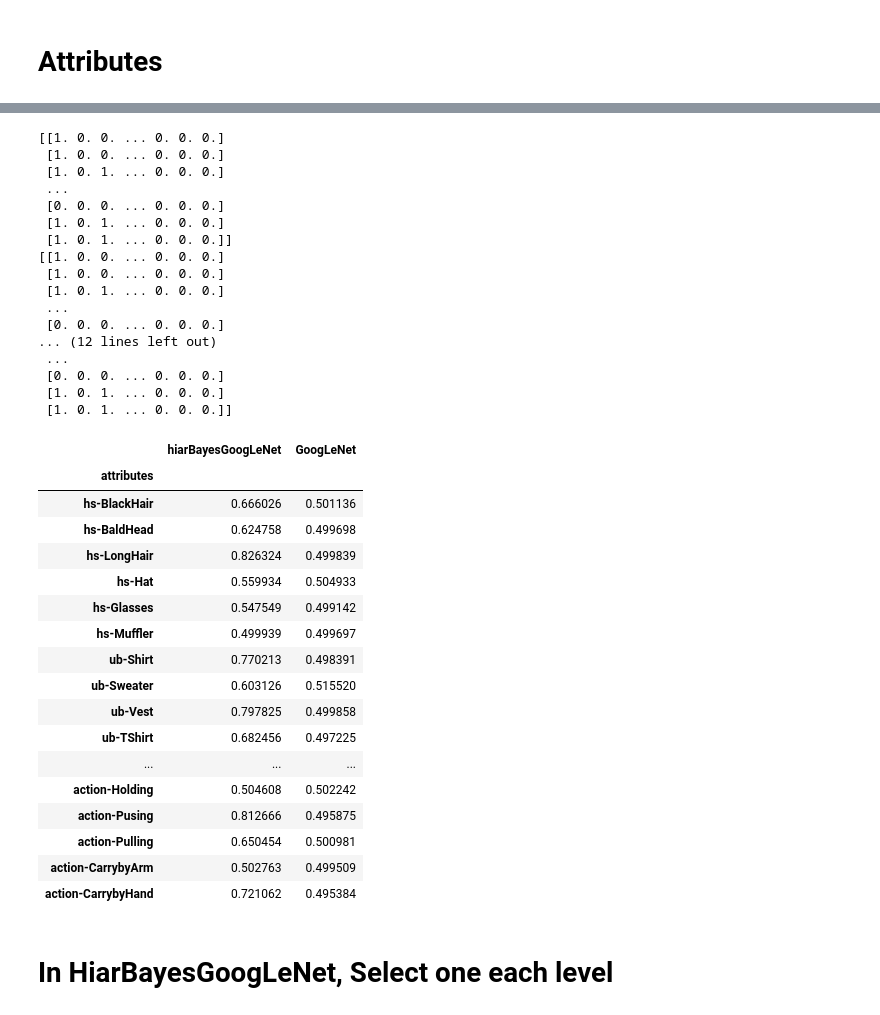
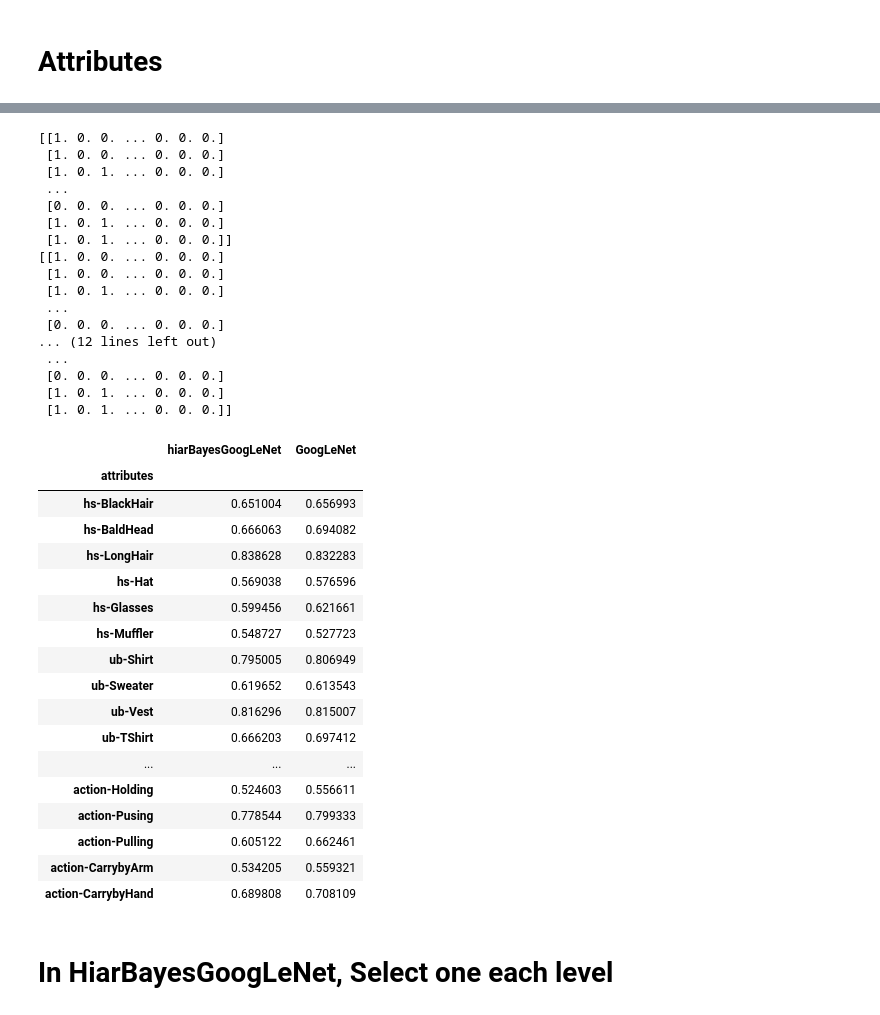
Before and after one commit to waterahr/HR-Net, a Jupyter notebook: notebook/test_RAP_51.ipynb, the cells around one changed output, grey strips where cells are left out. Cells and saved outputs as stored; diff of their text form; code cells hidden in the pictures.

```diff
--- a/notebook/test_RAP_51.ipynb
+++ b/notebook/test_RAP_51.ipynb
@@ -266,7 +266,8 @@ mA(predictions, label)
 data_dict = {"attributes": attributes_list_hiar}
 
 ###hiarBayesGoogLeNet
-predictions_prob = np.load("../results/predictions/hiarBayesGoogLeNet_binary51_trainable_binary51_75_epoch50_valloss0.22_predictions_imagenet_test_RAP.npy")
+predictions_prob = np.load(
+    "../results/predictions/hiarGoogLeNet_binary51_75v2_binary51_75_final500iter_model_predictions_imagenet_test_RAP.npy")
 predictions = np.array(predictions_prob >= 0.5, dtype="float64")#[:, selected]
 label = y_test_hiar#[:, selected]
 
@@ -298,7 +299,8 @@ data_dict.update({"hiarGoogLeNet": metric})
 """
 
 ###GoogLeNet
-predictions_prob = np.load("../results/predictions/GoogLeNet_binary51_binary51_b4_75_trainable_noweightloss__epoch75_valloss0.22.h_predictions_imagenet_test_RAP.npy")
+predictions_prob = np.load(
+    "../results/predictions/GoogLeNetv2_binary51_75v2_binary51_b4_75v2__final_0partion_500iter_model_predictions_imagenet_test_RAP.npy")
 predictions = np.array(predictions_prob >= 0.5, dtype="float64")#[:, selected_]
 label = y_test#[:, selected_]
 
@@ -375,7 +377,8 @@ def mA_attribute(y_pred, y_true):
 data_dict = {"attributes": attributes_list_hiar}
 
 ###hiarBayesGoogLeNet
-predictions_prob = np.load("../results/predictions/hiarBayesGoogLeNet_binary51_trainable_binary51_75_epoch50_valloss0.22_predictions_imagenet_test_RAP.npy")
+predictions_prob = np.load(
+    "../results/predictions/hiarGoogLeNet_binary51_75v2_binary51_75_final500iter_model_predictions_imagenet_test_RAP.npy")
 predictions = np.array(predictions_prob >= 0.5, dtype="float64")#[:, selected]
 label = y_test_hiar#[:, selected]
 
@@ -407,7 +410,8 @@ data_dict.update({"hiarGoogLeNet": metric})
 """
 
 ###GoogLeNet
-predictions_prob = np.load("../results/predictions/GoogLeNet_binary51_binary51_b4_75_trainable_noweightloss__epoch75_valloss0.22.h_predictions_imagenet_test_RAP.npy")
+predictions_prob = np.load(
+    "../results/predictions/GoogLeNetv2_binary51_75v2_binary51_b4_75v2__final_0partion_500iter_model_predictions_imagenet_test_RAP.npy")
 predictions = np.array(predictions_prob >= 0.5, dtype="float64")#[:, selected_]
 label = y_test#[:, selected_]
 
@@ -417,49 +421,49 @@ print(label)
 metric = []
 for i in range(label.shape[1]):
     #print(accuracy_score(predictions[:, i], label[:, i]))
     metric.append(mA_attribute(predictions[:, i], label[:, i]))
 metric = np.asarray(metric)[list(np.hstack((low_level, mid_level, high_level)))]
 data_dict.update({"GoogLeNet": metric})
 
 df = pd.DataFrame(data_dict)
 df.set_index('attributes', inplace=True)
 df
 # %% [output]
 [[1. 0. 0. ... 0. 0. 0.]
  [1. 0. 0. ... 0. 0. 0.]
  [1. 0. 1. ... 0. 0. 0.]
  ...
  [0. 0. 0. ... 0. 0. 0.]
  [1. 0. 1. ... 0. 0. 0.]
  [1. 0. 1. ... 0. 0. 0.]]
 [[1. 0. 0. ... 0. 0. 0.]
  [1. 0. 0. ... 0. 0. 0.]
  [1. 0. 1. ... 0. 0. 0.]
  ...
  [0. 0. 0. ... 0. 0. 0.]
 ... (12 lines left out)
  ...
  [0. 0. 0. ... 0. 0. 0.]
  [1. 0. 1. ... 0. 0. 0.]
  [1. 0. 1. ... 0. 0. 0.]]
 |  | hiarBayesGoogLeNet | GoogLeNet |
 | attributes |  |  |
-| hs-BlackHair | 0.666026 | 0.501136 |
-| hs-BaldHead | 0.624758 | 0.499698 |
-| hs-LongHair | 0.826324 | 0.499839 |
-| hs-Hat | 0.559934 | 0.504933 |
-| hs-Glasses | 0.547549 | 0.499142 |
-| hs-Muffler | 0.499939 | 0.499697 |
-| ub-Shirt | 0.770213 | 0.498391 |
-| ub-Sweater | 0.603126 | 0.515520 |
-| ub-Vest | 0.797825 | 0.499858 |
-| ub-TShirt | 0.682456 | 0.497225 |
+| hs-BlackHair | 0.651004 | 0.656993 |
+| hs-BaldHead | 0.666063 | 0.694082 |
+| hs-LongHair | 0.838628 | 0.832283 |
+| hs-Hat | 0.569038 | 0.576596 |
+| hs-Glasses | 0.599456 | 0.621661 |
+| hs-Muffler | 0.548727 | 0.527723 |
+| ub-Shirt | 0.795005 | 0.806949 |
+| ub-Sweater | 0.619652 | 0.613543 |
+| ub-Vest | 0.816296 | 0.815007 |
+| ub-TShirt | 0.666203 | 0.697412 |
 | ... | ... | ... |
-| action-Holding | 0.504608 | 0.502242 |
-| action-Pusing | 0.812666 | 0.495875 |
-| action-Pulling | 0.650454 | 0.500981 |
-| action-CarrybyArm | 0.502763 | 0.499509 |
-| action-CarrybyHand | 0.721062 | 0.495384 |
+| action-Holding | 0.524603 | 0.556611 |
+| action-Pusing | 0.778544 | 0.799333 |
+| action-Pulling | 0.605122 | 0.662461 |
+| action-CarrybyArm | 0.534205 | 0.559321 |
+| action-CarrybyHand | 0.689808 | 0.708109 |
 # %%
 df.to_csv("../results/metrics/binary51_imagenet_ma7600_RAP.csv")
 # %% [markdown]
```
Also changed, not shown: parts of 3 cells of this notebook, 4 other files.
